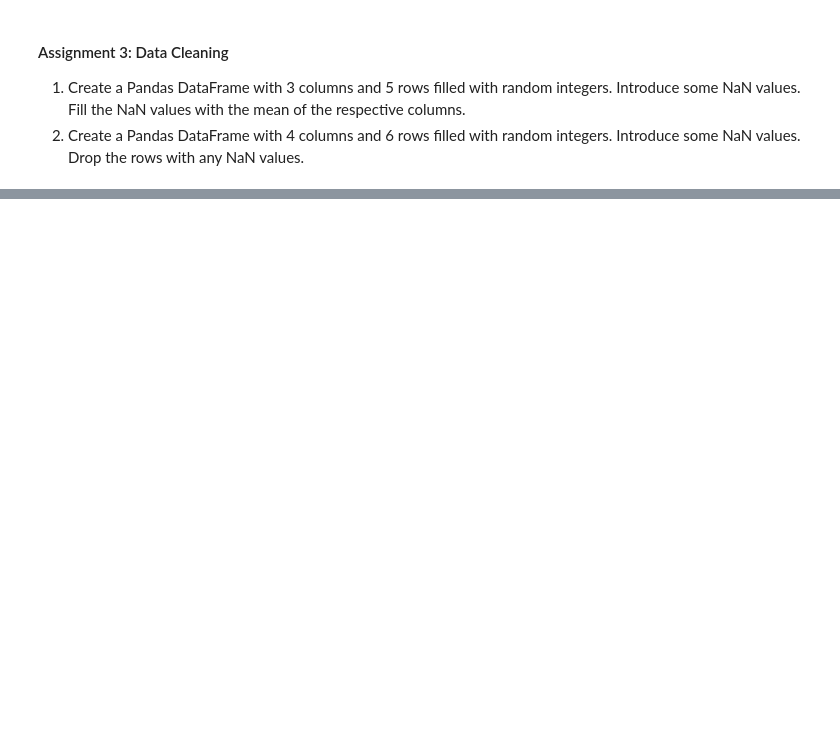
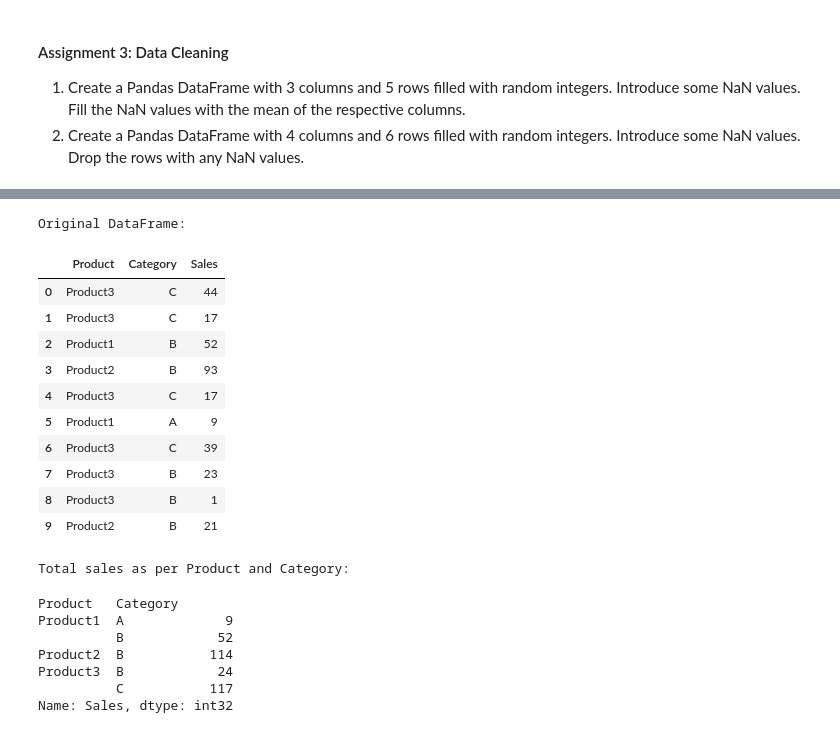
Before and after one commit to developersview/complete-python-DS-ML-bootcamp, a Jupyter notebook: Ch13 - DataAnalysisWithPython/numpypandasassignments/pandasasssignments.ipynb, the cells around one changed output, grey strips where cells are left out. Cells and saved outputs as stored; diff of their text form; code cells hidden in the pictures; blank space fills up the shorter version.

Commit message:
Ch13 - data analysis with python

```diff
--- a/Ch13 - DataAnalysisWithPython/numpypandasassignments/pandasasssignments.ipynb
+++ b/Ch13 - DataAnalysisWithPython/numpypandasassignments/pandasasssignments.ipynb
@@ -258,0 +295,34 @@ DataFrame with NaN values Dropped:
+# %%
+#Task2
+df = pd.DataFrame({
+    'Product':np.random.choice(['Product1', 'Product2', 'Product3'], size=10),
+    'Category':np.random.choice(['A','B','C'], size=10),
+    'Sales':np.random.randint(1, 100 ,size=10)
+})
+print("Original DataFrame:")
+display(df)
+
+grouped_df2 = df.groupby(['Product','Category'])['Sales'].sum()
+print("Total sales as per Product and Category:")
+display(grouped_df2)
+# %% [output]
+Original DataFrame:
+|  | Product | Category | Sales |
+| 0 | Product3 | C | 44 |
+| 1 | Product3 | C | 17 |
+| 2 | Product1 | B | 52 |
+| 3 | Product2 | B | 93 |
+| 4 | Product3 | C | 17 |
+| 5 | Product1 | A | 9 |
+| 6 | Product3 | C | 39 |
+| 7 | Product3 | B | 23 |
+| 8 | Product3 | B | 1 |
+| 9 | Product2 | B | 21 |
+Total sales as per Product and Category:
+Product   Category
+Product1  A             9
+          B            52
+Product2  B           114
+Product3  B            24
+          C           117
+Name: Sales, dtype: int32
```
Also changed, not shown: parts of 8 cells of this notebook.
